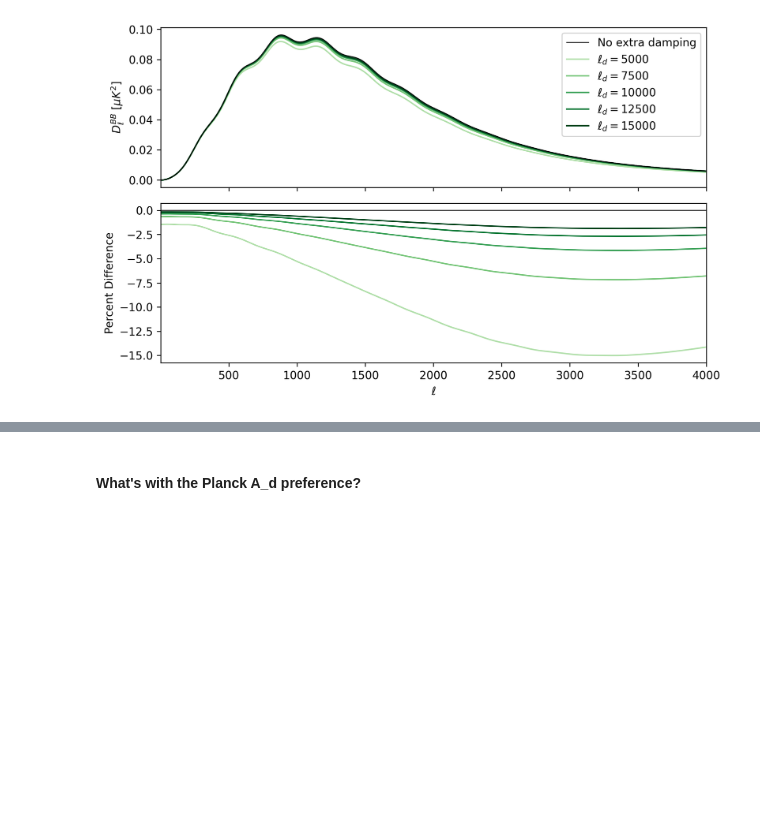
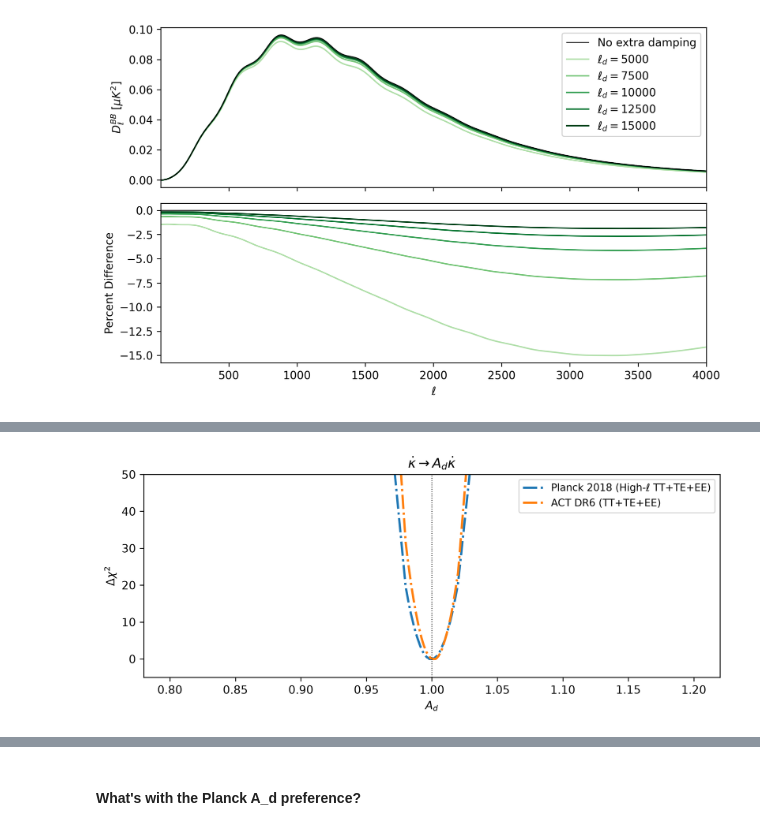
Before and after one commit to joshuaange/class_SilkConsistency, a Jupyter notebook: my_analysis/power_spectra_plots.ipynb, the cells around one changed output, grey strips where cells are left out. Cells and saved outputs as stored; diff of their text form; code cells hidden in the pictures; blank space fills up the shorter version.

```diff
--- a/my_analysis/power_spectra_plots.ipynb
+++ b/my_analysis/power_spectra_plots.ipynb
@@ -694,0 +694,87 @@ for exp_name, exp in experiments.items():
+# %%
+# --- TT+TE+EE likelihood: Planck + ACT ----------------
+scan_dir = Path(".")
+mode = "chi2"             # "L" = relative likelihood, "chi2" = Delta chi2
+
+experiments = {
+    "Planck": {
+        "prefix": "Planck",
+        "color": "tab:blue",
+        "label": r"Planck 2018 (High-$\ell$ TT+TE+EE)",
+    },
+    "ACT": {
+        "prefix": "ACT",
+        "color": "tab:orange",
+        "label": "ACT DR6 (TT+TE+EE)",
+    },
+}
+
+def load_scan(fname):
+    data = np.loadtxt(scan_dir / fname)
+    data = data[np.argsort(data[:, 0])]
+    chi2 = data[:, 1:]
+    dchi2 = chi2 - chi2.min(axis=0)
+    y = np.exp(-0.5 * dchi2) if mode == "L" else dchi2
+    return data[:, 0], y[:, 0], y[:, 1:]
+
+
+for suffix, lcdm_value, xlabel, logx in [
+    ("_scan_A_d.txt",   1.0, r"$A_d$",    False),
+    ("_scan_ell_d.txt", 0.0, r"$\ell_d$", True),
+]:
+
+    fig, ax = plt.subplots(figsize=(8, 3.5), dpi=300)
+
+    for exp_name, exp in experiments.items():
+
+        x, y_tot, y_like = load_scan(exp["prefix"] + suffix)
+
+        if logx:
+            keep = x > 0
+            x, y_tot, y_like = x[keep], y_tot[keep], y_like[keep]
+
+        # Planck: High-l TT+TE+EE is the 3rd likelihood column
+        if exp_name == "Planck":
+            y = y_like[:, 2]
+
+        # ACT: chi2_total is TT+TE+EE
+        elif exp_name == "ACT":
+            y = y_tot
+
+        ax.plot(
+            x, y,
+            color=exp["color"],
+            linewidth=2.0,
+            linestyle="-.",
+            label=exp["label"],
+        )
+
+    if mode == "L":
+        ax.set_ylabel(r"$\mathcal{L}/\mathcal{L}_{\rm max}$")
+        ax.set_ylim(-0.05, 1.05)
+    else:
+        ax.set_ylabel(r"$\Delta\chi^2$")
+        ax.set_ylim(-5, 50)
+
+    ax.set_xlabel(xlabel)
+
+    if logx:
+        ax.set_xscale("log")
+        ax.set_title(
+            r"$C_\ell^\text{unl} \to C_\ell^\text{unl} e^{-(\ell/\ell_d)^2}$"
+        )
+    else:
+        ax.axvline(
+            lcdm_value,
+            color="black",
+            linewidth=0.75,
+            linestyle=":"
+        )
+        ax.set_title(r"$\dot{\kappa}\to A_d\dot{\kappa}$")
+
+    ax.legend(loc="upper left" if mode == "L" else "upper right", fontsize=9)
+
+    plt.tight_layout()
+    plt.show()
+# %% [output]
+[figure, added]
```
Also changed, not shown: parts of 7 cells of this notebook, 9 other files.
